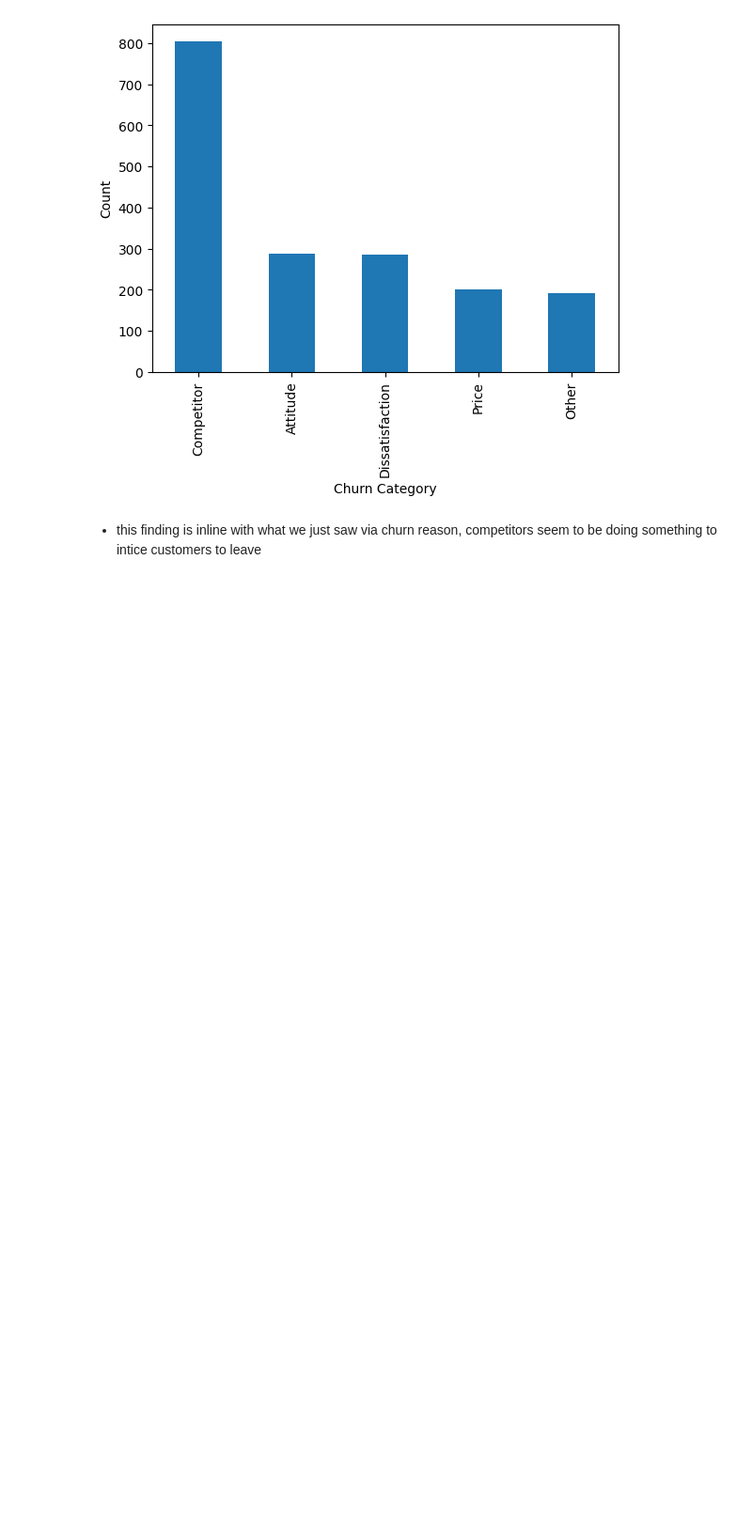
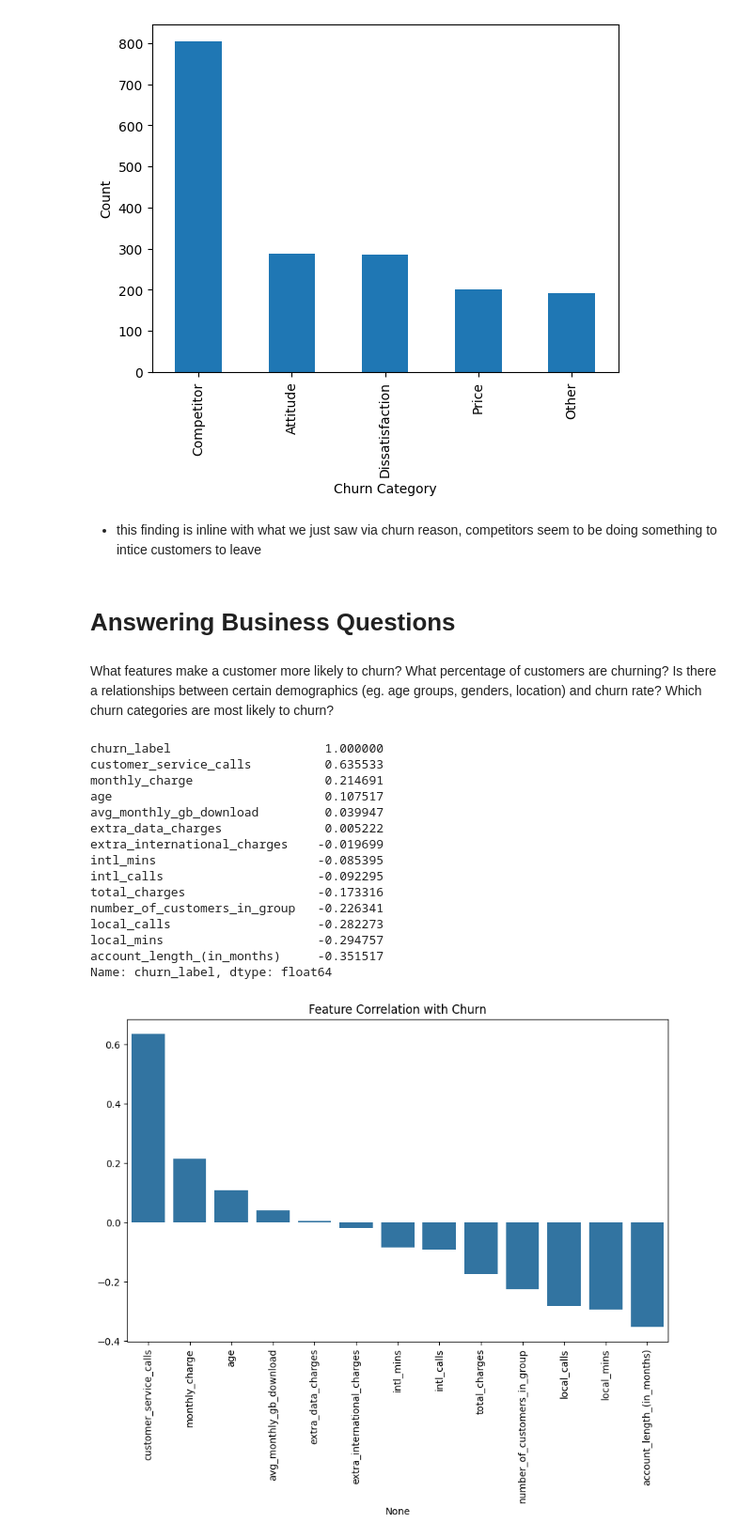
Before and after one commit to ELBrown11/Analyzing-Customer-Churn-using-Machine-Learning, a Jupyter notebook: CustomerChurn.ipynb, the cells around one changed output. Shown: that part at 94% size. Cells and saved outputs as stored; diff of their text form; code cells hidden in the pictures; blank space fills up the shorter version.

Commit message:
v2: added business question data analysis

```diff
--- a/CustomerChurn.ipynb
+++ b/CustomerChurn.ipynb
@@ -102,3 +102,42 @@ plt.show()
 [figure]
 # %% [markdown]
 - this finding is inline with what we just saw via churn reason, competitors seem to be doing something to intice customers to leave
+# %% [markdown]
+# **Answering Business Questions**
+# %% [markdown]
+What features make a customer more likely to churn?
+What percentage of customers are churning?
+Is there a relationships between certain demographics (eg. age groups, genders, location) and churn rate?
+Which churn categories are most likely to churn?
+# %%
+#What features make a customer more likely to churn?
+# Convert churn label to binary (Yes = 1, No = 0)
+data['churn_label'] = data['churn_label'].map({'Yes': 1, 'No': 0})
+
+# Compute correlation with churn
+correlation = data.corr(numeric_only=True)['churn_label'].sort_values(ascending=False)
+print(correlation)
+
+# Visualizing feature importance with barplot
+plt.figure(figsize=(10, 6))
+sns.barplot(x=correlation.index[1:], y=correlation.values[1:])
+plt.xticks(rotation=90)
+plt.title("Feature Correlation with Churn")
+plt.show()
+# %% [output]
+churn_label                     1.000000
+customer_service_calls          0.635533
+monthly_charge                  0.214691
+age                             0.107517
+avg_monthly_gb_download         0.039947
+extra_data_charges              0.005222
+extra_international_charges    -0.019699
+intl_mins                      -0.085395
+intl_calls                     -0.092295
+total_charges                  -0.173316
+number_of_customers_in_group   -0.226341
+local_calls                    -0.282273
+local_mins                     -0.294757
+account_length_(in_months)     -0.351517
+Name: churn_label, dtype: float64
+[figure, added]
```
Also changed, not shown: parts of 1 cell of this notebook.
